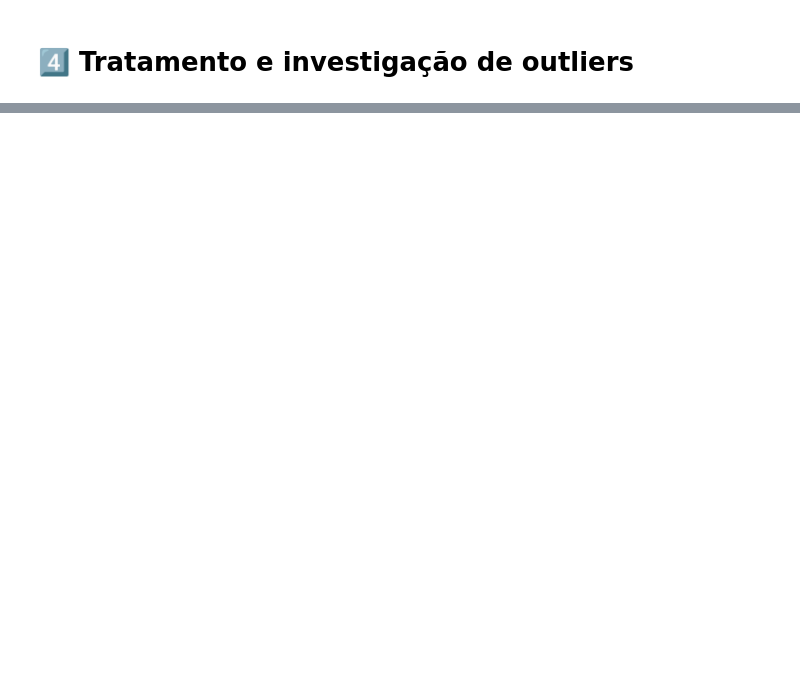
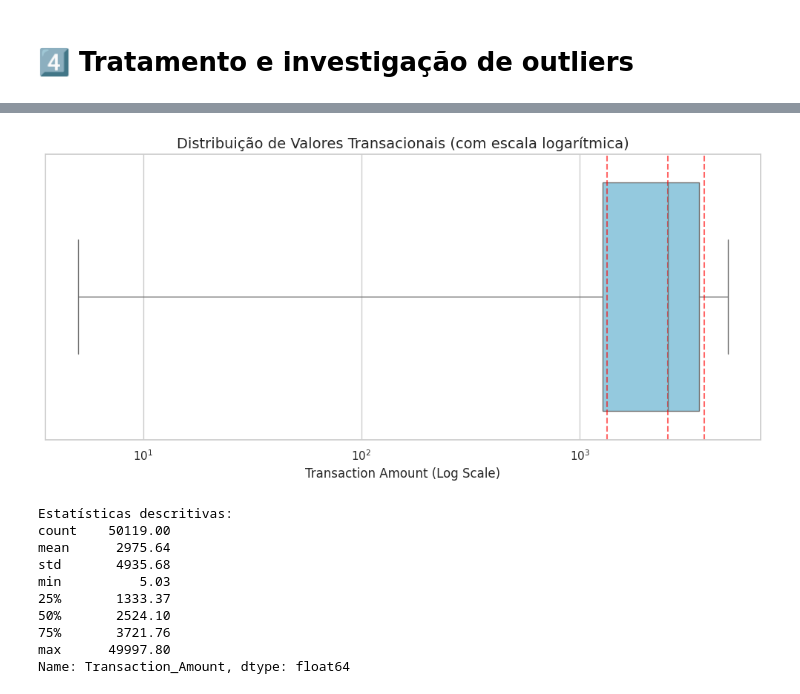
Before and after one commit to Gustavo127400/Deteccao-de-Fraudes, a Jupyter notebook: Fraud_Detection_Code.ipynb, the cells around one changed output, grey strips where cells are left out. Cells and saved outputs as stored; diff of their text form; code cells hidden in the pictures; blank space fills up the shorter version.

```diff
--- a/Fraud_Detection_Code.ipynb
+++ b/Fraud_Detection_Code.ipynb
@@ -183,0 +121,63 @@ dtype: object
+# %%
+import pandas as pd
+import seaborn as sns
+import matplotlib.pyplot as plt
+
+# Defini o estilo visual dos gráficos para melhor estética
+sns.set(style="whitegrid")
+
+# Calculei os quartis da variável Transaction_Amount (25%, 50% e 75%)
+quartis = df_fraud['Transaction_Amount'].quantile([0.25, 0.5, 0.75])
+
+# Filtrei o dataset para remover o top 5% das transações (evita distorção visual no gráfico)
+filtered_df = df_fraud[df_fraud['Transaction_Amount'] < df_fraud['Transaction_Amount'].quantile(0.95)]
+
+# Tamanho da figura.
+plt.figure(figsize=(10, 5))
+
+# Verifiquei se a coluna 'fraud' existe para separar as transações por classe (fraude/não fraude)
+if 'fraud' in df_fraud.columns:
+    # Cria boxplot horizontal com coloração por classe (fraude)
+    sns.boxplot(data=filtered_df, x='Transaction_Amount', y='fraud', orient='h', palette='coolwarm')
+else:
+    # Se a coluna não existir, exibe apenas o boxplot geral
+    sns.boxplot(x=filtered_df['Transaction_Amount'], color='skyblue')
+
+# Adicionei linhas verticais nos quartis (Q1, Q2, Q3) para ajudar na leitura da distribuição
+for q in quartis:
+    plt.axvline(q, color='red', linestyle='--', alpha=0.6)
+
+# Apliquei escala logarítmica no eixo X para melhor visualização da cauda longa
+plt.xscale('log')
+
+# Títulos e rótulos dos eixos
+plt.title('Distribuição de Valores Transacionais (com escala logarítmica)', fontsize=14)
+plt.xlabel('Transaction Amount (Log Scale)', fontsize=12)
+
+# Ajustei o rótulo do eixo Y se a coluna 'is_fraud' estiver disponível
+plt.ylabel('Fraude' if 'is_fraud' in df_fraud.columns else '')
+
+# Ajustei layout para evitar sobreposição
+plt.tight_layout()
+
+# Exibi o gráfico
+plt.show()
+
+# --- Estatísticas descritivas ---
+
+# Exibe estatísticas descritivas da coluna Transaction_Amount (count, mean, std, min, quartis, max)
+stats = df_fraud['Transaction_Amount'].describe().round(2)
+print("Estatísticas descritivas:")
+print(stats)
+# %% [output]
+[figure, added]
+Estatísticas descritivas:
+count    50119.00
+mean      2975.64
+std       4935.68
+min          5.03
+25%       1333.37
+50%       2524.10
+75%       3721.76
+max      49997.80
+Name: Transaction_Amount, dtype: float64
```
Also changed, not shown: parts of 4 cells of this notebook.
